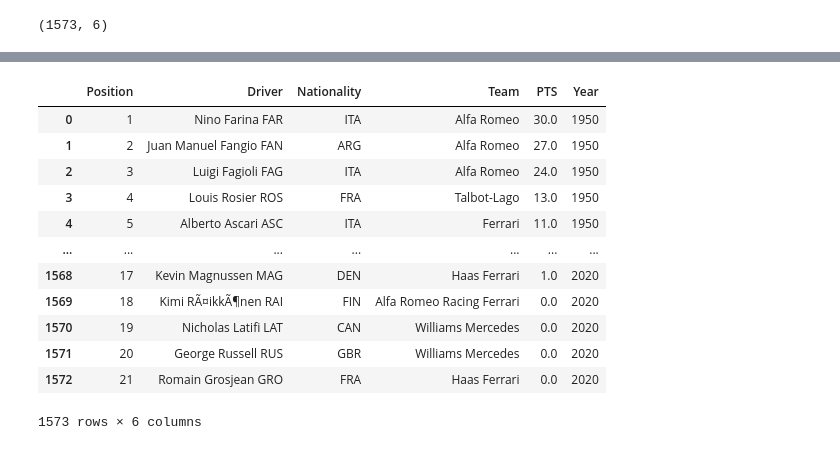
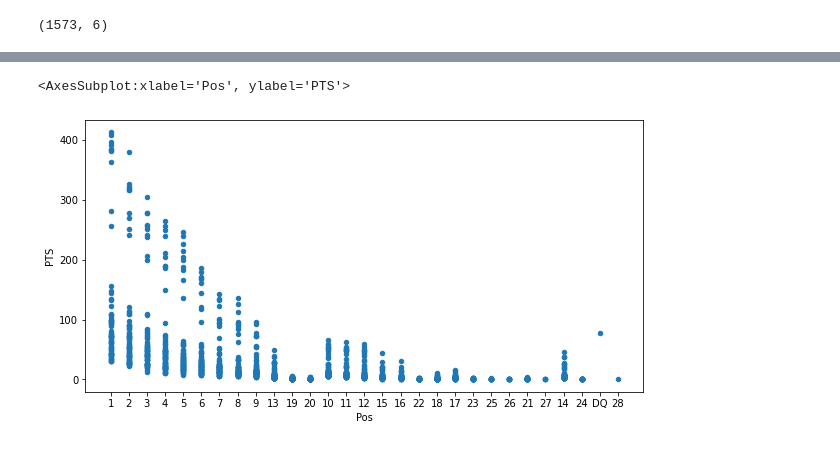
Before and after one commit to data301-2021-winter1/project-group12, a Jupyter notebook: notebooks/JordanK.ipynb, the cells around one changed output, grey strips where cells are left out. Drawn from its saved outputs; the diff is of its cells as text; code cells hidden in the pictures.

```diff
--- a/notebooks/JordanK.ipynb
+++ b/notebooks/JordanK.ipynb
@@ -36,0 +65,5 @@ f1data.shape
+# %%
+f1data.plot.scatter(x="Pos", y="PTS", figsize=(10,5))
+# %% [output]
+<AxesSubplot:xlabel='Pos', ylabel='PTS'>
+[figure, added]
@@ -37,21 +76,5 @@ f1data.shape
 # %%
 f1data.rename(columns={"Car": "Team", "Pos": "Position"}, inplace=True)
-
-f1data
-# %% [output]
-|  | Position | Driver | Nationality | Team | PTS | Year |
-| 0 | 1 | Nino Farina FAR | ITA | Alfa Romeo | 30.0 | 1950 |
-| 1 | 2 | Juan Manuel Fangio FAN | ARG | Alfa Romeo | 27.0 | 1950 |
-| 2 | 3 | Luigi Fagioli FAG | ITA | Alfa Romeo | 24.0 | 1950 |
-| 3 | 4 | Louis Rosier ROS | FRA | Talbot-Lago | 13.0 | 1950 |
-| 4 | 5 | Alberto Ascari ASC | ITA | Ferrari | 11.0 | 1950 |
-| ... | ... | ... | ... | ... | ... | ... |
-| 1568 | 17 | Kevin Magnussen MAG | DEN | Haas Ferrari | 1.0 | 2020 |
-| 1569 | 18 | Kimi RÃ¤ikkÃ¶nen RAI | FIN | Alfa Romeo Racing Ferrari | 0.0 | 2020 |
-| 1570 | 19 | Nicholas Latifi LAT | CAN | Williams Mercedes | 0.0 | 2020 |
-| 1571 | 20 | George Russell RUS | GBR | Williams Mercedes | 0.0 | 2020 |
-| 1572 | 21 | Romain Grosjean GRO | FRA | Haas Ferrari | 0.0 | 2020 |
-1573 rows × 6 columns
 # %%
 def checking_for_null_values(df):
     if f1data.isnull().any(axis=None):
```
Also changed, not shown: parts of 15 cells of this notebook.
